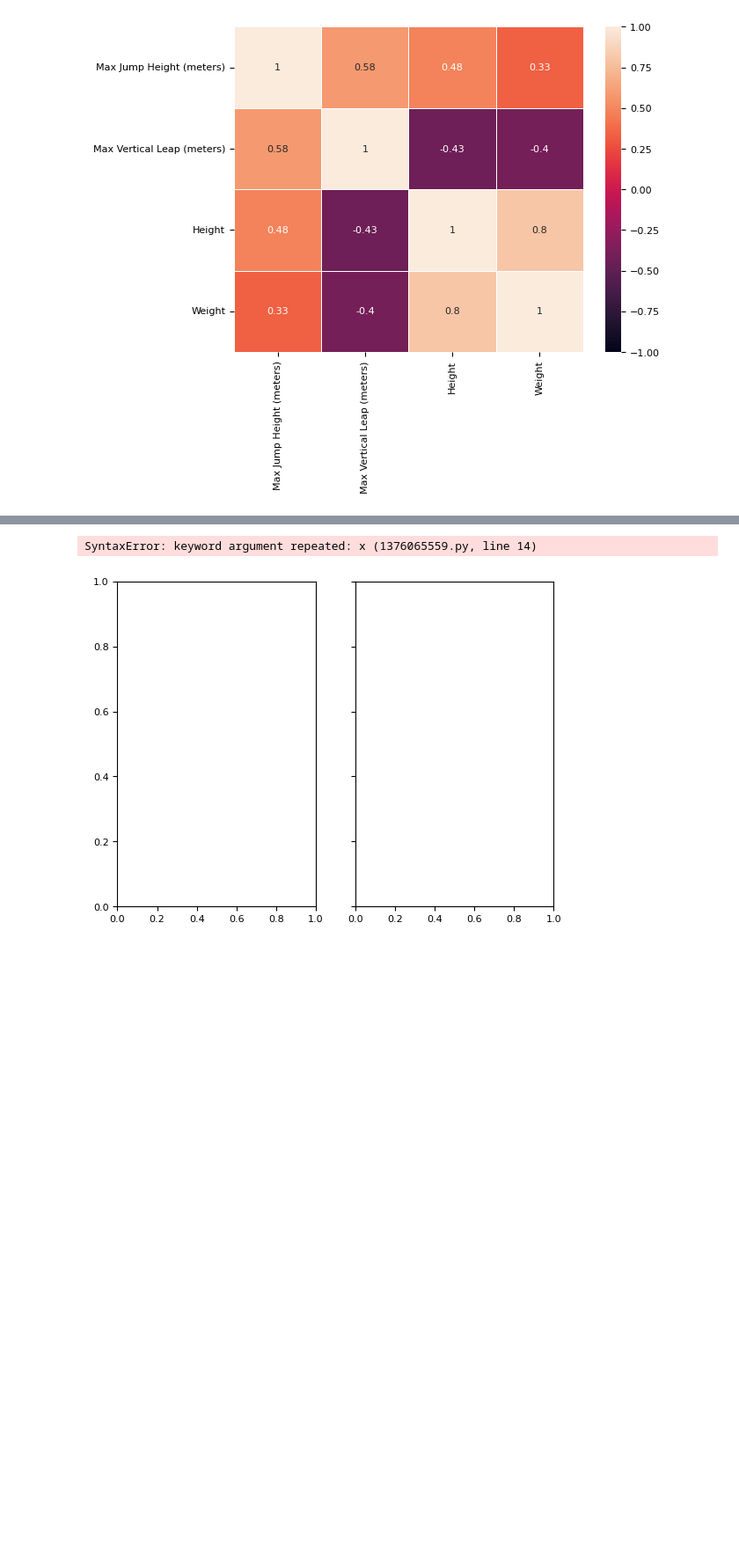
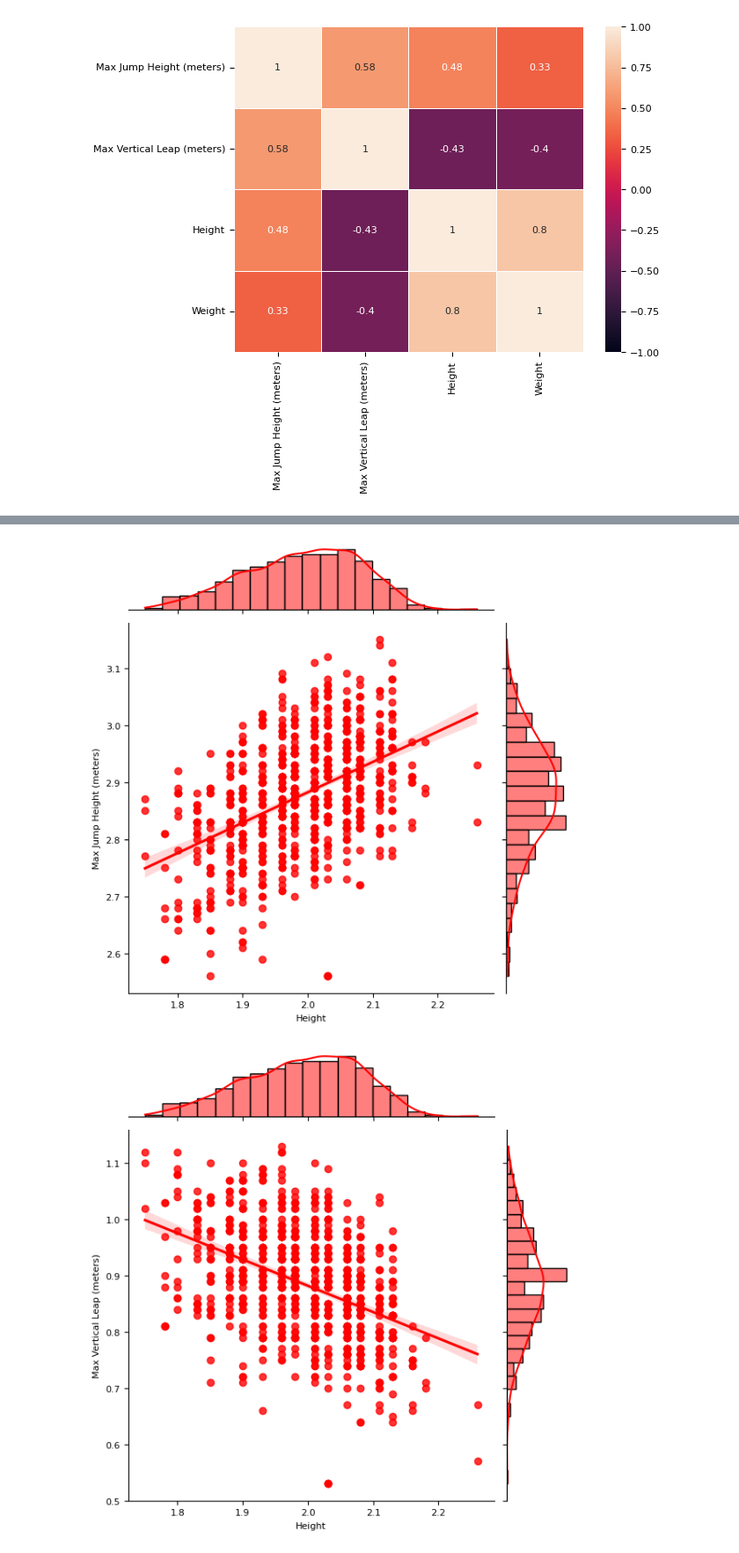
Before and after one commit to P0TEZ/nbaStats, a Jupyter notebook: TESTdataAnalyse.ipynb, the cells around one changed output, grey strips where cells are left out. Shown at 88% size. Drawn from its saved outputs; the diff is of its cells as text; code cells hidden in the pictures; blank space fills up the shorter version.

```diff
--- a/TESTdataAnalyse.ipynb
+++ b/TESTdataAnalyse.ipynb
@@ -155,21 +155,17 @@ plt.show()
 # %%
 # find the player heights for the top 10 max jump height
 df2 = df.sort_values(by=['Max Vertical Leap (meters)'], ascending=False)
 df2 = df2.head(10)
 df2 = df2[['PLAYER', 'Max Jump Height (meters)','Max Vertical Leap (meters)', 'Height', 'Weight']]
 # print(df2)
 
 sns.jointplot(x='Max Jump Height (meters)', y='Max Vertical Leap (meters)', data=df, kind='reg', color='r')
-plt.show()
-
 
 # on voit que les joueurs qui sautent le plus haut(sol tete) ne sont pas ceux qui sautent le plus haut (sol pieds) meme s'il y correlation
-# print both plot  on same row next to each other
-fig, (ax1, ax2) = plt.subplots(ncols=2, sharey=True)
-sns.jointplot(x='Height', y='Max Jump Height (meters)', data=df, kind='reg', color='r', ax=ax1)
-sns.jointplot(x='Height', y='Max Vertical Leap (meters)', data=df, kind='reg', color='r', ax=ax2)
+sns.jointplot(x='Height', y='Max Jump Height (meters)', data=df, kind='reg', color='r')
+sns.jointplot(x='Height', y='Max Vertical Leap (meters)', data=df, kind='reg', color='r')
 plt.show()
 # %% [output]
 [figure]
-SyntaxError: keyword argument repeated: x (1376065559.py, line 14)
-[figure, old version]
+[figure, new version]
+[figure, added]
```
Also changed, not shown: parts of 1 cell of this notebook.
